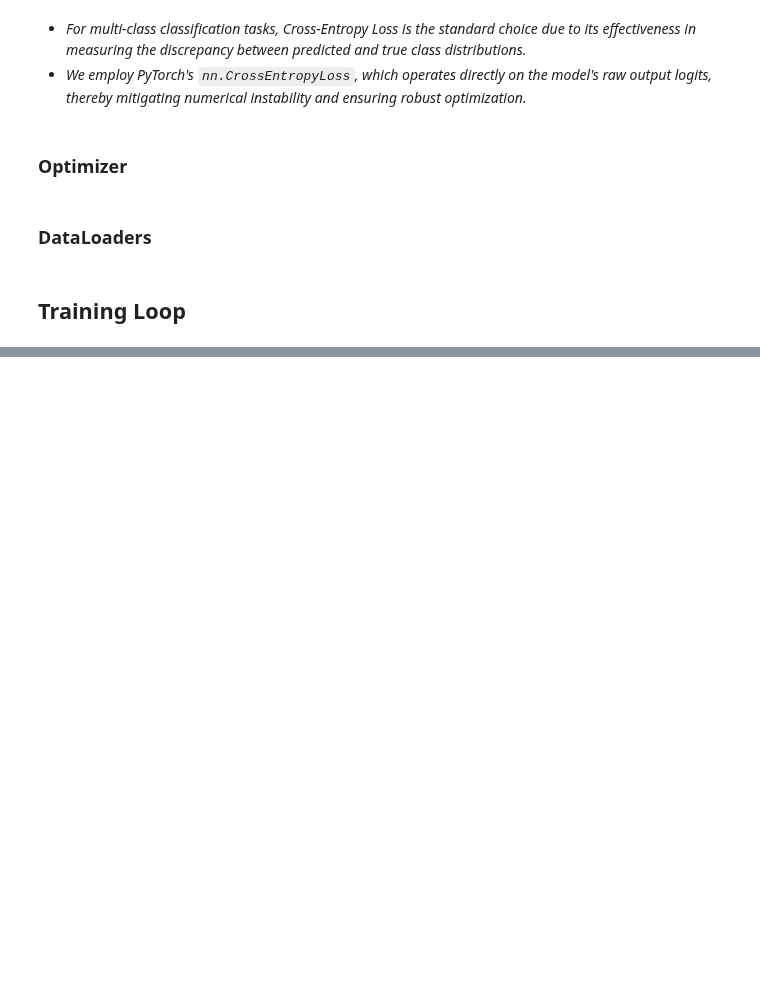
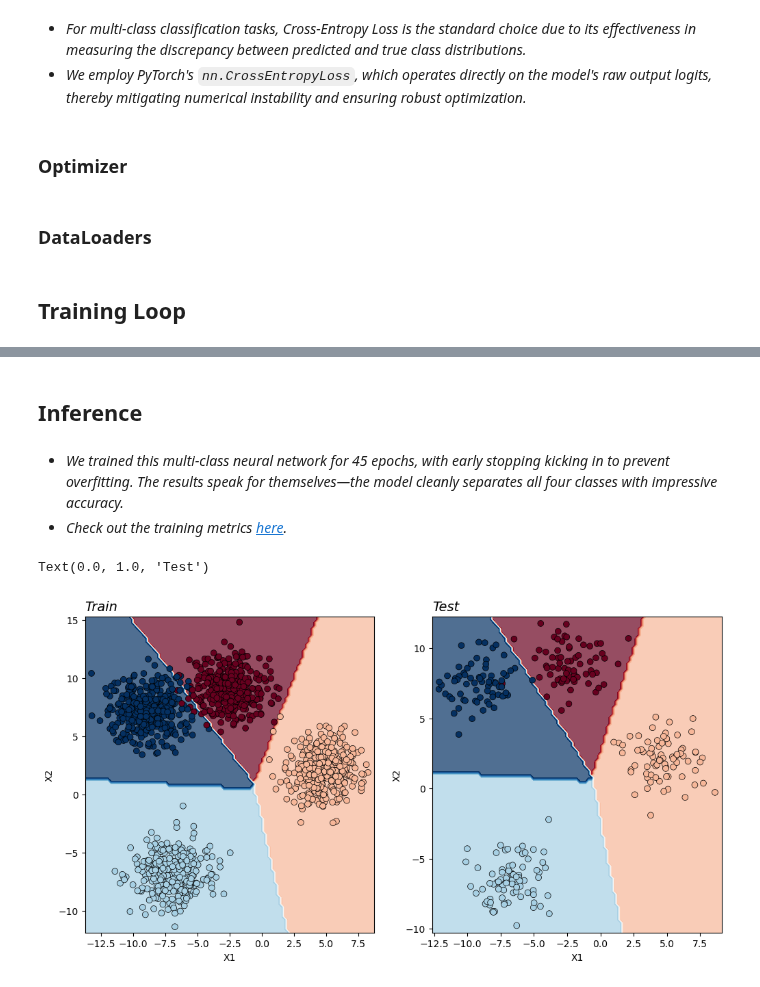
Before and after one commit to nicokossacoff/data-science-library, a Jupyter notebook: coding/py-torch/01-classification/02.2-multiclass-classification.ipynb, the cells around one changed output, grey strips where cells are left out. Saved outputs shown, nothing was run; the diff lists cells and outputs as text; code cells hidden in the pictures; blank space fills up the shorter version.

Commit message:
Run a few experiments for multi-class problem

```diff
--- a/coding/py-torch/01-classification/02.2-multiclass-classification.ipynb
+++ b/coding/py-torch/01-classification/02.2-multiclass-classification.ipynb
@@ -204,0 +276,17 @@ for epoch in np.arange(config.epochs):
+# %%
+# Load the best model if early stopping was used
+best_model_path = f'temp/models/{config.name}/best-model.pth'
+if os.path.exists(best_model_path):
+    # Loads the best model state dictionary
+    logging.info("Loading best model from early stopping...")
+    model.load_state_dict(torch.load(best_model_path))
+
+    # Saves the best model as the final model
+    torch.save(model.state_dict(), f'temp/models/{config.name}/model.pth')
+else:
+    # Save current model if no early stopping occurred
+    torch.save(model.state_dict(), f'temp/models/{config.name}/model.pth')
+
+# Save hyperparameters if not already saved
+with open(f'temp/models/{config.name}/hyperparameters.pkl', 'wb') as f:
+    pickle.dump(hyperparameters, f)
@@ -226,0 +343,34 @@ run.finish()
+# %% [markdown]
+## Inference
+# %% [markdown]
+- *We trained this multi-class neural network for 45 epochs, with early stopping kicking in to prevent overfitting. The results speak for themselves—the model cleanly separates all four classes with impressive accuracy.*
+- *Check out the training metrics [here](https://wandb.ai/nikossacoff-development/pytorch-bootcamp/runs/1m4srz4e?nw=nwusernicokossacoff).*
+# %%
+# We first load the hyperparameters from the saved model
+with open(f'temp/models/{config.name}/hyperparameters.pkl', 'rb') as f:
+    hyperparameters = pickle.load(f)
+
+# Instantiate the model for plotting decision boundaries
+model = MultiClassNetworkV1(
+    n_features=hyperparameters['n_features'],
+    hidden_size=hyperparameters['hidden_size'],
+    n_classes=hyperparameters['n_classes'],
+    device=config.device
+)
+
+# Load the weights from the saved model
+state_dict = torch.load(f'temp/models/{config.name}/model.pth')
+
+# Load the state dictionary into the model
+model.load_state_dict(state_dict)
+
+# Plot the decision boundary for the training and test datasets
+fig, ax = plt.subplots(figsize=(12, 6), ncols=2)
+
+plot_decision_boundary(model, train_data[:, :-1], train_data[:, -1], ax=ax[0])
+ax[0].set_title("Train", loc='left', fontdict={'size': 14, 'style': 'italic'})
+plot_decision_boundary(model, eval_data[:, :-1], eval_data[:, -1], ax=ax[1])
+ax[1].set_title("Test", loc='left', fontdict={'size': 14, 'style': 'italic'})
+# %% [output]
+Text(0.0, 1.0, 'Test')
+[figure, added]
```
Also changed, not shown: parts of 11 cells of this notebook.
